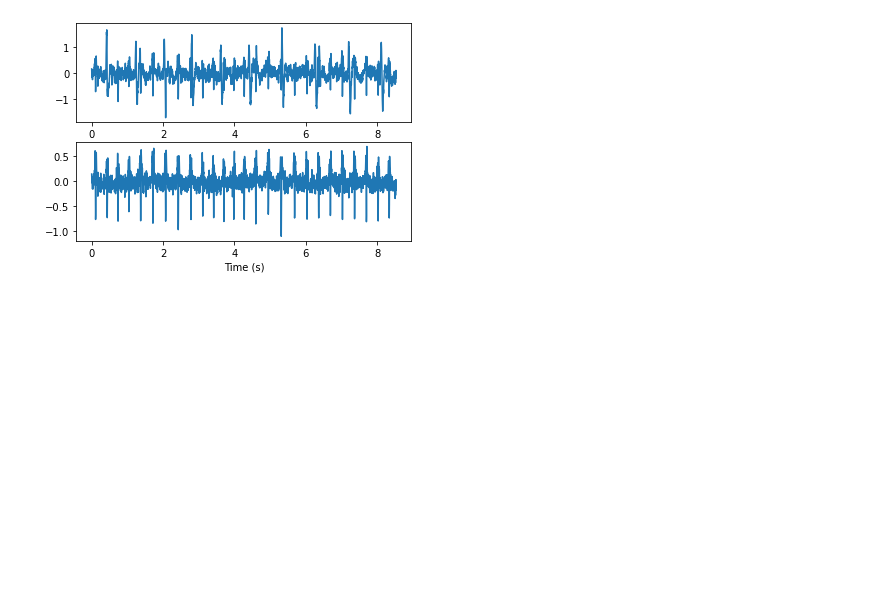
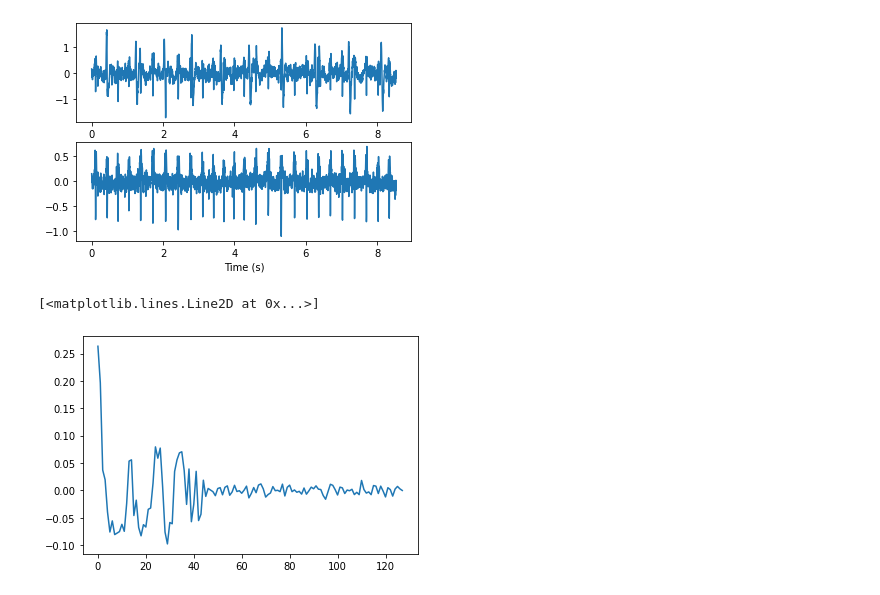
Before and after one commit to haribharadwaj/notebooks, a Jupyter notebook: BME511/Orthogonality.ipynb, the cells around one changed output. Saved outputs shown, nothing was run; the diff lists cells and outputs as text; code cells hidden in the pictures; blank space fills up the shorter version.

```diff
--- a/BME511/Orthogonality.ipynb
+++ b/BME511/Orthogonality.ipynb
@@ -63,3 +59,10 @@ h = dat['h']
+# %%
+# Note dat['h'] also has the desired filter estimate, which we can compute from the matrix equation
+from scipy import linalg
+p = 128
+A = linalg.toeplitz(nref[p:],nref[:p][::-1])
+xsub = x[p:]
+h = np.dot(linalg.pinv(A), xsub)
 # %%
 from scipy import signal
 nhat = signal.lfilter(h, 1, nref)
@@ -73,3 +76,8 @@ pl.xlabel('Time (s)')
 # %% [output]
 Text(0.5, 0, 'Time (s)')
 [figure]
+# %%
+pl.plot(h)
+# %% [output]
+[<matplotlib.lines.Line2D at 0x...>]
+[figure, added]
```
Also changed, not shown: parts of 1 cell of this notebook.
